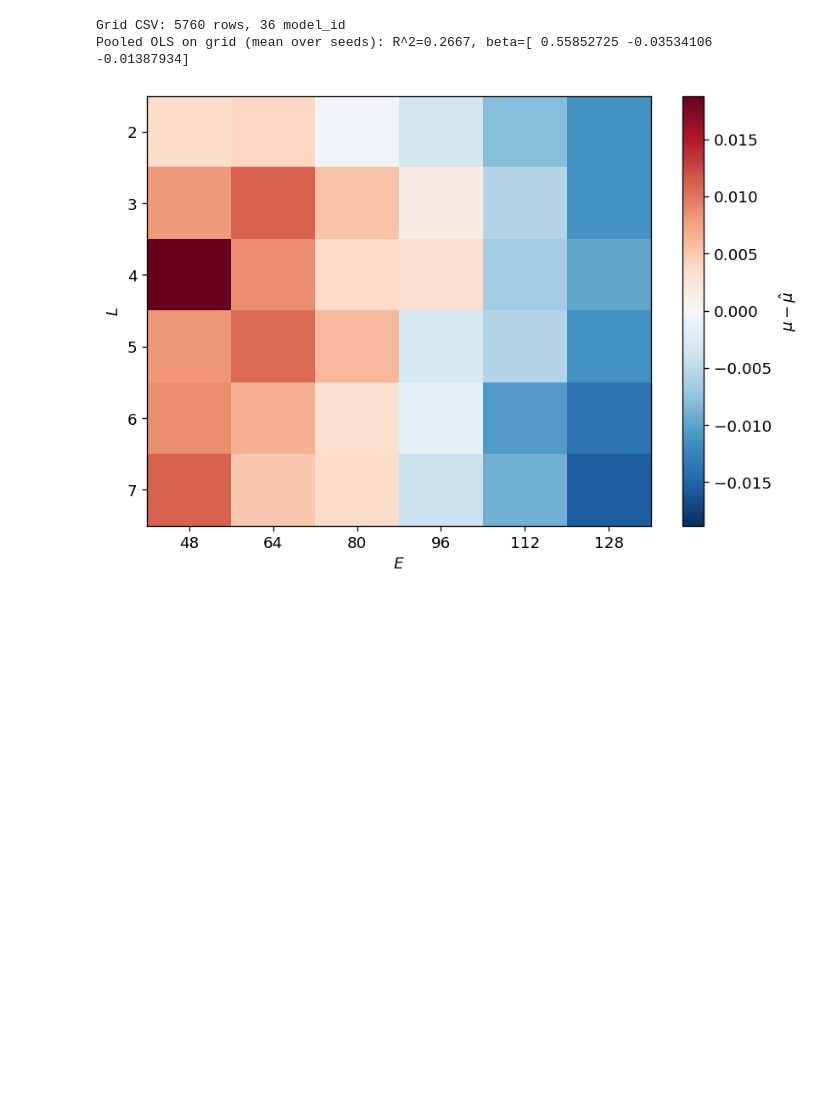
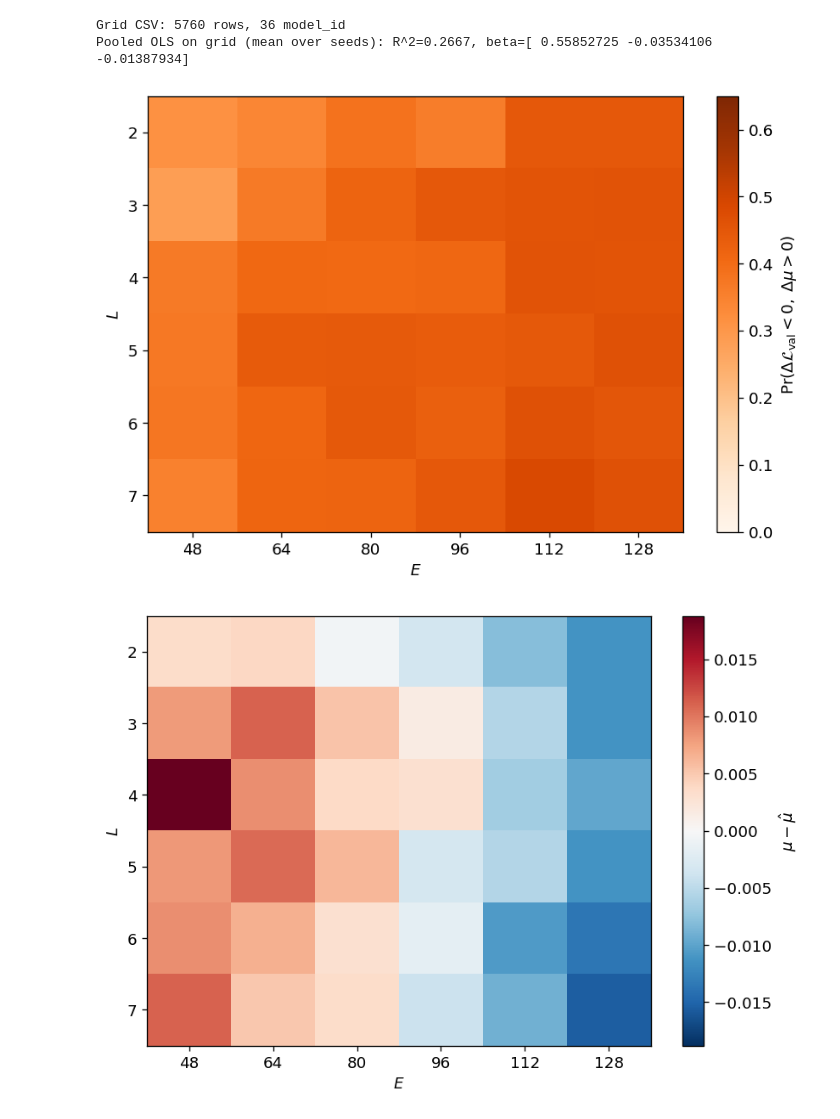
Before and after one commit to andriygav/FromEmpericalToLandscapeComplexity, a Jupyter notebook: code/exp01_grid_figures.ipynb, the cells around one changed output. Cells and saved outputs as stored; diff of their text form; code cells hidden in the pictures; blank space fills up the shorter version.

Commit message:
some extension of figures

```diff
--- a/code/exp01_grid_figures.ipynb
+++ b/code/exp01_grid_figures.ipynb
@@ -69,6 +69,93 @@ frac = neg_dl_pos_dmu / neg_dl_pairs if neg_dl_pairs else float('nan')
 # %% [output]
 Grid CSV: 5760 rows, 36 model_id
 Pooled OLS on grid (mean over seeds): R^2=0.2667, beta=[ 0.55852725 -0.03534106 -0.01387934]
+# %%
+RNG = np.random.default_rng(42)
+N_BOOT = 800
+
+rows_by_ms = defaultdict(list)
+for r in rows:
+    rows_by_ms[(r['model_id'], int(r['seed']))].append(r)
+for lst in rows_by_ms.values():
+    lst.sort(key=lambda x: int(x['checkpoint_idx']))
+
+tot_pairs = pos_pairs = 0
+for lst in rows_by_ms.values():
+    lv = [float(x['val_loss']) for x in lst]
+    mu = [float(x['mu_landscape']) for x in lst]
+    for i in range(len(lst) - 1):
+        if lv[i + 1] - lv[i] < 0:
+            tot_pairs += 1
+            if mu[i + 1] - mu[i] > 0:
+                pos_pairs += 1
+frac_global = pos_pairs / tot_pairs if tot_pairs else float('nan')
+
+layers = sorted({int(r['n_layer']) for r in rows})
+embds = sorted({int(r['n_embd']) for r in rows})
+le_frac = {}
+for L in layers:
+    for E in embds:
+        sub = [r for r in rows if int(r['n_layer']) == L and int(r['n_embd']) == E]
+        by_ms = defaultdict(list)
+        for r in sub:
+            by_ms[(r['model_id'], int(r['seed']))].append(r)
+        for lst in by_ms.values():
+            lst.sort(key=lambda x: int(x['checkpoint_idx']))
+        tp = pp = 0
+        for lst in by_ms.values():
+            lv = [float(x['val_loss']) for x in lst]
+            mu = [float(x['mu_landscape']) for x in lst]
+            for i in range(len(lst) - 1):
+                if lv[i + 1] - lv[i] < 0:
+                    tp += 1
+                    if mu[i + 1] - mu[i] > 0:
+                        pp += 1
+        le_frac[L, E] = pp / tp if tp else float('nan')
+
+traj_fracs = []
+for lst in rows_by_ms.values():
+    lv = [float(x['val_loss']) for x in lst]
+    mu = [float(x['mu_landscape']) for x in lst]
+    neg = pos = 0
+    for i in range(len(lst) - 1):
+        if lv[i + 1] - lv[i] < 0:
+            neg += 1
+            if mu[i + 1] - mu[i] > 0:
+                pos += 1
+    if neg > 0:
+        traj_fracs.append(pos / neg)
+arr = np.array(traj_fracs, dtype=float)
+n_t = len(arr)
+boots = []
+for _ in range(N_BOOT):
+    idx = RNG.integers(0, n_t, size=n_t)
+    boots.append(float(np.mean(arr[idx])))
+boots.sort()
+ci_lo = boots[int(0.025 * N_BOOT)] if boots else float('nan')
+ci_hi = boots[int(0.975 * N_BOOT)] if boots else float('nan')
+
+depths = layers
+widths = embds
+mat = np.full((len(depths), len(widths)), np.nan)
+d_i = {d: i for i, d in enumerate(depths)}
+w_i = {w: i for i, w in enumerate(widths)}
+for (L, E), f in le_frac.items():
+    mat[d_i[L], w_i[E]] = f
+
+fig, ax = plt.subplots(figsize=(7.2, 5))
+vmax = 0.65
+im = ax.imshow(np.clip(mat, 0, vmax), aspect='auto', cmap='Oranges', vmin=0, vmax=vmax)
+ax.set_xticks(np.arange(len(widths)), labels=[str(w) for w in widths])
+ax.set_yticks(np.arange(len(depths)), labels=[str(d) for d in depths])
+ax.set_xlabel(r'$E$')
+ax.set_ylabel(r'$L$')
+plt.colorbar(im, ax=ax, label=r'$\mathrm{Pr}(\Delta\mathcal{L}_{\mathrm{val}}<0,\;\Delta\mu>0)$')
+fig.tight_layout()
+out_nm = root + '/paper/figures/fig_grid_nonmonotonicity_heatmap.png'
+fig.savefig(out_nm, dpi=200, bbox_inches='tight')
+plt.show()
+# %% [output]
+[figure, added]
 # %%
 depths = sorted({p['L'] for p in agg})
 widths = sorted({p['E'] for p in agg})
```
Also changed, not shown: 6 other files.
